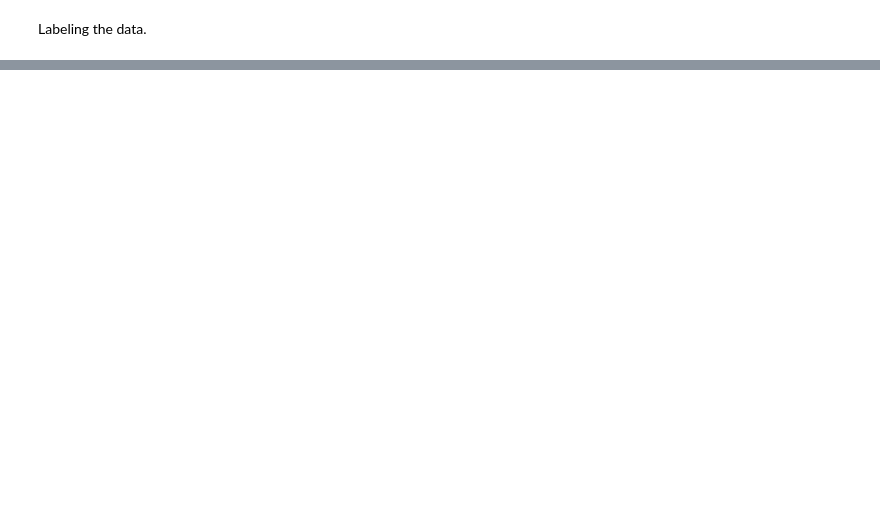
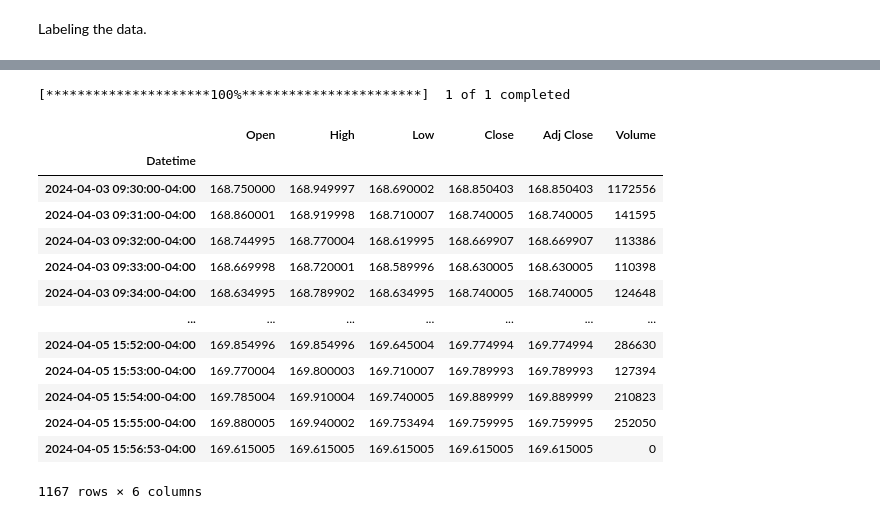
Before and after one commit to joudabihaidar/MarketMind, a Jupyter notebook: notebooks/labelingMethod2.ipynb, the cells around one changed output, grey strips where cells are left out. Drawn from its saved outputs; the diff is of its cells as text; code cells hidden in the pictures; blank space fills up the shorter version.

```diff
--- a/notebooks/labelingMethod2.ipynb
+++ b/notebooks/labelingMethod2.ipynb
@@ -302,3 +325,22 @@ News.head(1)
 
 
 # News['label'] = labels
+# %%
+df=yf.download('AAPL',start='2024-04-03',end='2024-04-06',interval='1m')
+df
+# %% [output]
+[*********************100%***********************]  1 of 1 completed
+|  | Open | High | Low | Close | Adj Close | Volume |
+| Datetime |  |  |  |  |  |  |
+| 2024-04-03 09:30:00-04:00 | 168.750000 | 168.949997 | 168.690002 | 168.850403 | 168.850403 | 1172556 |
+| 2024-04-03 09:31:00-04:00 | 168.860001 | 168.919998 | 168.710007 | 168.740005 | 168.740005 | 141595 |
+| 2024-04-03 09:32:00-04:00 | 168.744995 | 168.770004 | 168.619995 | 168.669907 | 168.669907 | 113386 |
+| 2024-04-03 09:33:00-04:00 | 168.669998 | 168.720001 | 168.589996 | 168.630005 | 168.630005 | 110398 |
+| 2024-04-03 09:34:00-04:00 | 168.634995 | 168.789902 | 168.634995 | 168.740005 | 168.740005 | 124648 |
+| ... | ... | ... | ... | ... | ... | ... |
+| 2024-04-05 15:52:00-04:00 | 169.854996 | 169.854996 | 169.645004 | 169.774994 | 169.774994 | 286630 |
+| 2024-04-05 15:53:00-04:00 | 169.770004 | 169.800003 | 169.710007 | 169.789993 | 169.789993 | 127394 |
+| 2024-04-05 15:54:00-04:00 | 169.785004 | 169.910004 | 169.740005 | 169.889999 | 169.889999 | 210823 |
+| 2024-04-05 15:55:00-04:00 | 169.880005 | 169.940002 | 169.753494 | 169.759995 | 169.759995 | 252050 |
+| 2024-04-05 15:56:53-04:00 | 169.615005 | 169.615005 | 169.615005 | 169.615005 | 169.615005 | 0 |
+1167 rows × 6 columns
```
Also changed, not shown: parts of 10 cells of this notebook, 4 other files.
